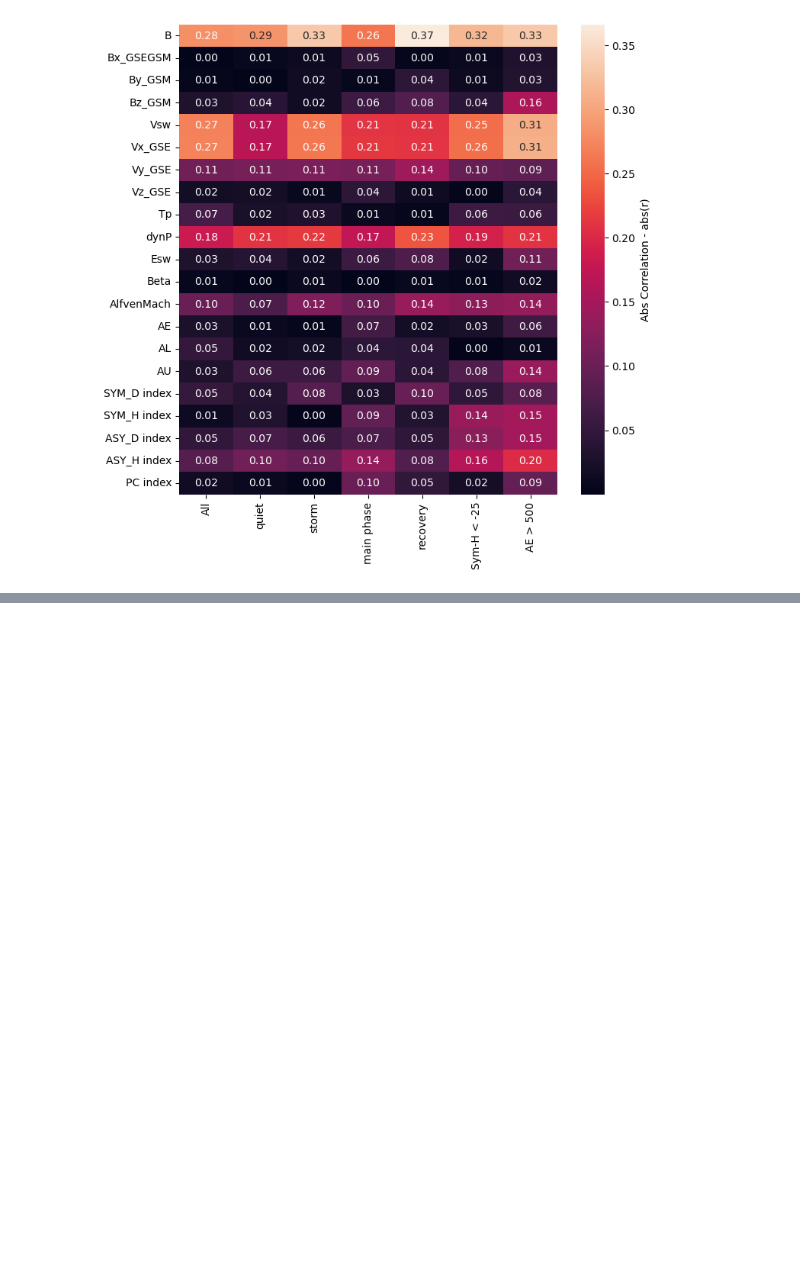
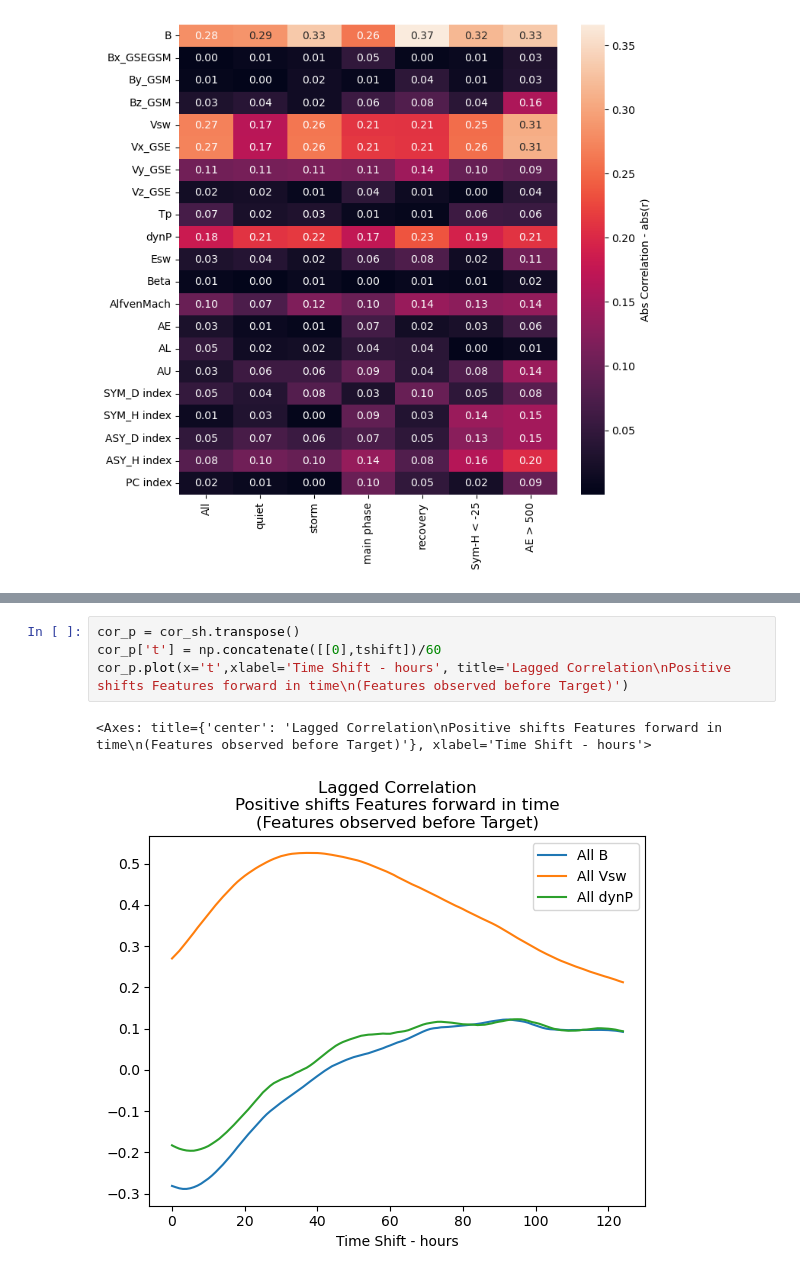
Before and after one commit to kylermurphy/ml_fw, a Jupyter notebook: Notebooks/Profile_cor.ipynb, the cells around one changed output, grey strips where cells are left out. Drawn from its saved outputs; the diff is of its cells as text; blank space fills up the shorter version.

```diff
--- a/Notebooks/Profile_cor.ipynb
+++ b/Notebooks/Profile_cor.ipynb
@@ -160,0 +147,7 @@ plt.show()
+# %%
+cor_p = cor_sh.transpose()
+cor_p['t'] = np.concatenate([[0],tshift])/60
+cor_p.plot(x='t',xlabel='Time Shift - hours', title='Lagged Correlation\nPositive shifts Features forward in time\n(Features observed before Target)')
+# %% [output]
+<Axes: title={'center': 'Lagged Correlation\nPositive shifts Features forward in time\n(Features observed before Target)'}, xlabel='Time Shift - hours'>
+[figure, added]
```
Also changed, not shown: parts of 9 cells of this notebook, 1 other file.
